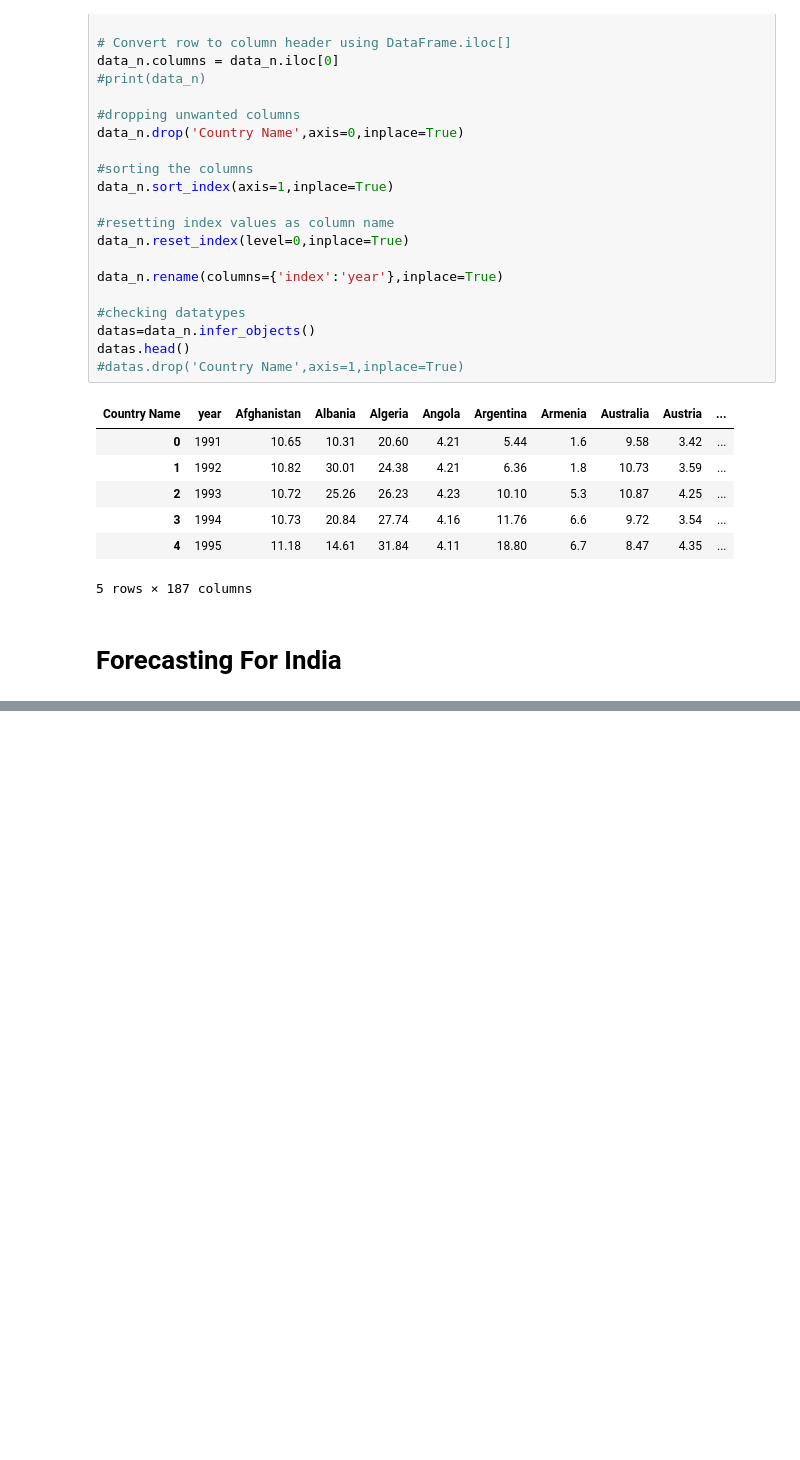
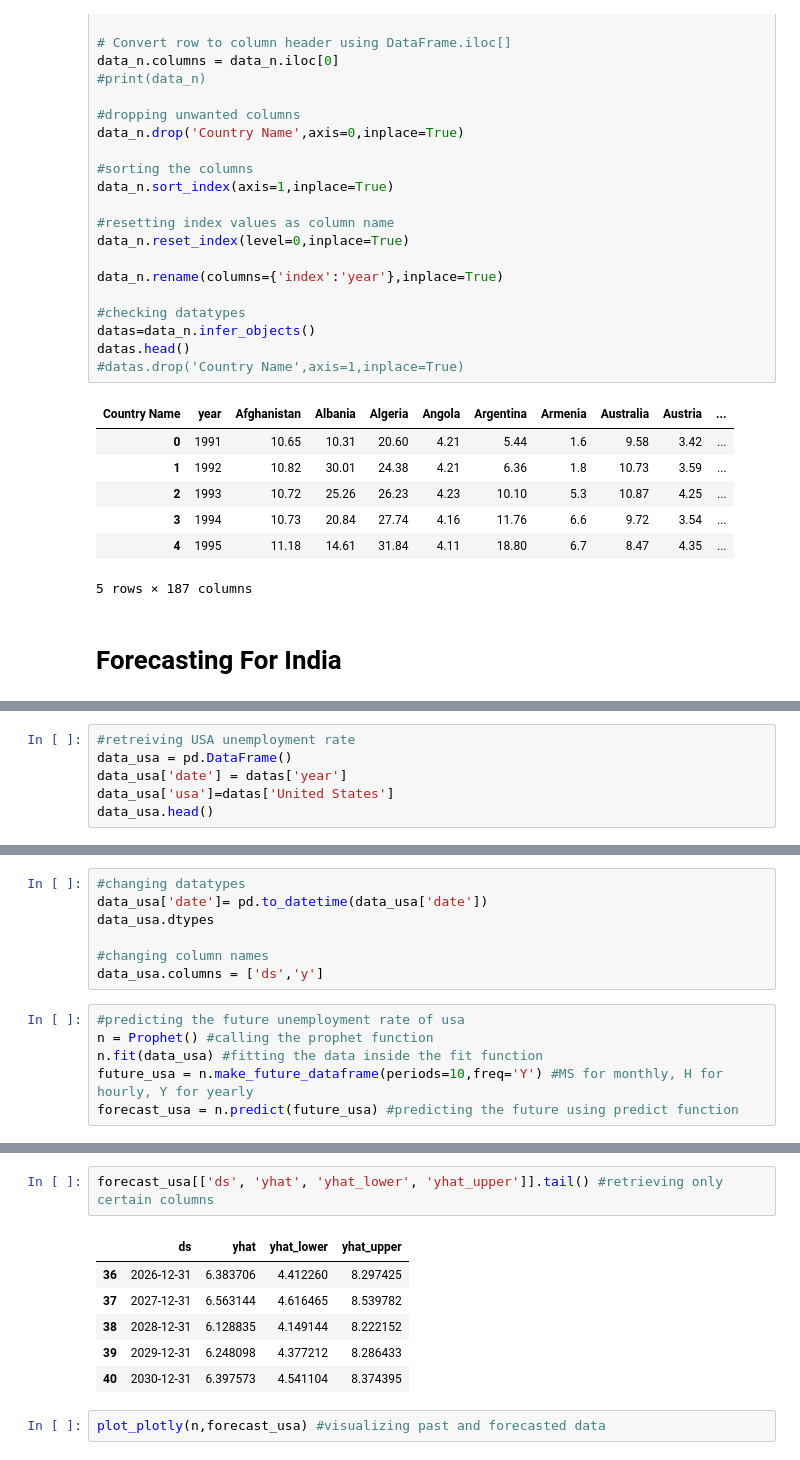
Before and after one commit to akhiltejareddy01/Analyzing_predicting_unemployment_across_world, a Jupyter notebook: forecasting.ipynb, the cells around one changed output, grey strips where cells are left out. Drawn from its saved outputs; the diff is of its cells as text; blank space fills up the shorter version.

```diff
--- a/forecasting.ipynb
+++ b/forecasting.ipynb
@@ -128,0 +133,6 @@ plot_components_plotly(m, forecast)
+# %%
+#retreiving USA unemployment rate
+data_usa = pd.DataFrame()
+data_usa['date'] = datas['year']
+data_usa['usa']=datas['United States']
+data_usa.head()
@@ -128,0 +146,13 @@ plot_components_plotly(m, forecast)
+# %%
+#changing datatypes
+data_usa['date']= pd.to_datetime(data_usa['date'])
+data_usa.dtypes
+
+#changing column names
+data_usa.columns = ['ds','y']
+# %%
+#predicting the future unemployment rate of usa
+n = Prophet() #calling the prophet function
+n.fit(data_usa) #fitting the data inside the fit function
+future_usa = n.make_future_dataframe(periods=10,freq='Y') #MS for monthly, H for hourly, Y for yearly
+forecast_usa = n.predict(future_usa) #predicting the future using predict function
@@ -128,0 +162,11 @@ plot_components_plotly(m, forecast)
+# %%
+forecast_usa[['ds', 'yhat', 'yhat_lower', 'yhat_upper']].tail() #retrieving only certain columns
+# %% [output]
+|  | ds | yhat | yhat_lower | yhat_upper |
+| 36 | 2026-12-31 | 6.383706 | 4.412260 | 8.297425 |
+| 37 | 2027-12-31 | 6.563144 | 4.616465 | 8.539782 |
+| 38 | 2028-12-31 | 6.128835 | 4.149144 | 8.222152 |
+| 39 | 2029-12-31 | 6.248098 | 4.377212 | 8.286433 |
+| 40 | 2030-12-31 | 6.397573 | 4.541104 | 8.374395 |
+# %%
+plot_plotly(n,forecast_usa) #visualizing past and forecasted data
```
Also changed, not shown: parts of 15 cells of this notebook.
